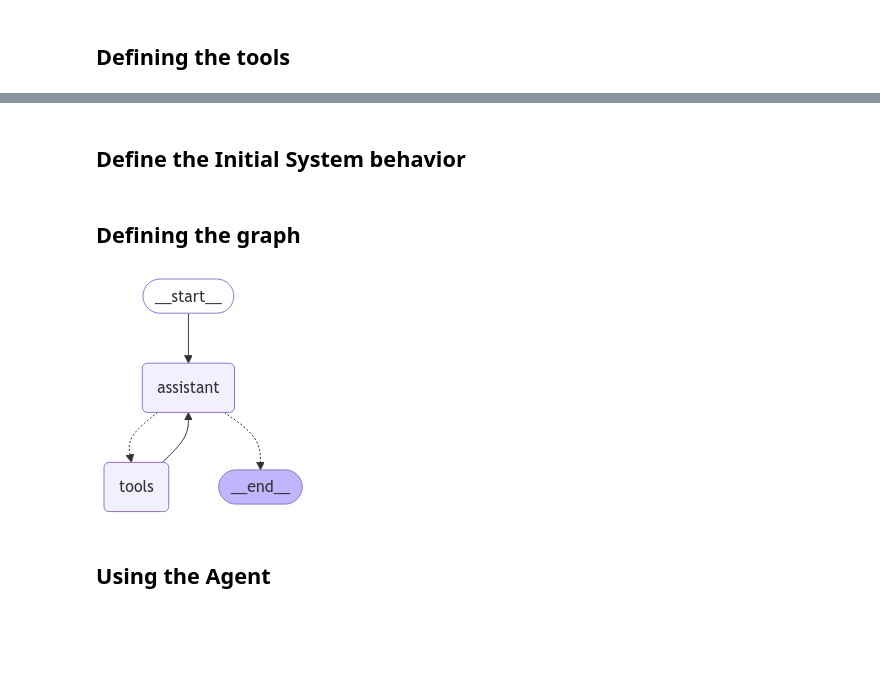
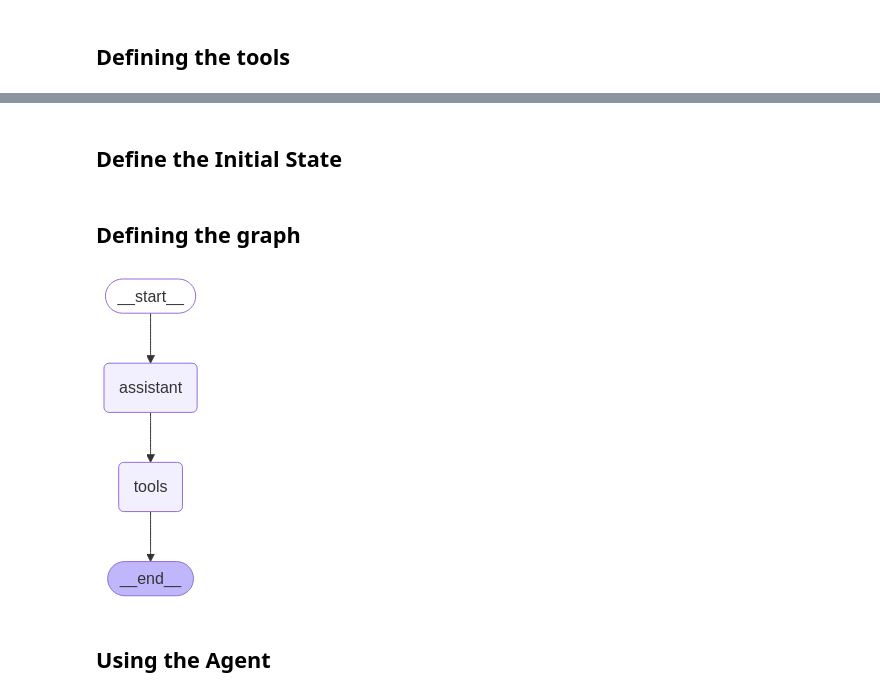
Before and after one commit to santijob2022/testing-creating-agents, a Jupyter notebook: Blog-CodeReviewer-Orchestrator/Blog/BlogGenerator.ipynb, the cells around one changed output, grey strips where cells are left out. Drawn from its saved outputs; the diff is of its cells as text; code cells hidden in the pictures; blank space fills up the shorter version.

```diff
--- a/Blog-CodeReviewer-Orchestrator/Blog/BlogGenerator.ipynb
+++ b/Blog-CodeReviewer-Orchestrator/Blog/BlogGenerator.ipynb
@@ -68,13 +61,5 @@ Princeton University and tutorials given in MLSS, Buenos Aires, as
 # %%
-from langchain_community.utilities import WikipediaAPIWrapper, ArxivAPIWrapper
 from langchain_community.tools import WikipediaQueryRun, ArxivQueryRun
 
 api_wrapper_wiki=WikipediaAPIWrapper(top_k_results=1,doc_content_chars_max=250)
 wiki=WikipediaQueryRun(api_wrapper=api_wrapper_wiki)
-
-api_wrapper_arxiv = ArxivAPIWrapper(top_k_results=1,  doc_content_chars_max=250)
-arxiv = ArxivQueryRun(api_wrapper=api_wrapper_arxiv)
-
-tools=[wiki,arxiv]
-
-llm_with_tools=llm.bind_tools(tools,parallel_tool_calls=False)
@@ -83,5 +68,9 @@ ImportError: Could not import wikipedia python package. Please install it with `
+# %%
+tools=[wiki,arxiv_search]
+
+llm_with_tools=llm.bind_tools(tools,parallel_tool_calls=False)
 # %% [markdown]
-## Define the Initial System behavior
+## Define the Initial State
 # %%
 from typing_extensions import TypedDict
 from typing import Annotated
@@ -93,11 +82,16 @@ from langgraph.graph import MessagesState
 sys_msg = SystemMessage(content=
                         """You are a helpful assistant tasked with creating a blog.
                         Your first commitment is:
-                        1. From the user's question build a brief yet attractive blog title.
-                        If the question is very intricate research the topic in your tools.
+                        1. From the user's question, first use the arxiv tool to search for the top 3 articles.
 
-                        Your second commitment is:
-                        2. Build an entry blog based on the answer to the user's question.
+                        2. Give the user the option to use wikipedia in case they want to research a term in the summaries.
+
+                        3. Wait for user's feedback
+
+                        4. If rejected try again from point 1.
+
+                        5. If accepted create a blog with the articles information.
+
                         """)
                         # If you made a reasearh in step 1, use that information to create the blog entry.
 
@@ -107,31 +101,26 @@ def assistant(state:MessagesState):
 # %% [markdown]
 ## Defining the graph
 # %%
-from langgraph.graph import START, StateGraph
+from langgraph.graph import START, StateGraph, END
 from langgraph.prebuilt import tools_condition, ToolNode
 from IPython.display import Image, display
 
 builder = StateGraph(MessagesState)
 
 ## Define the node
+builder.add_edge(START,"assistant")
 builder.add_node("assistant",assistant)
 builder.add_node("tools",ToolNode(tools))
+builder.add_edge("assistant","tools")
+builder.add_edge("tools",END)
 
-## Define the edges
 
-builder.add_edge(START,"assistant")
-builder.add_conditional_edges(
-    "assistant", tools_condition, # If the topic is very intricate, the model will research in arxiv or wiki
-)
-
-builder.add_edge("tools","assistant")
-
-react_graph=builder.compile()
+scienceBlogCreator=builder.compile()
 
 # Show
-display(Image(react_graph.get_graph().draw_mermaid_png()))
+display(Image(scienceBlogCreator.get_graph().draw_mermaid_png()))
 # %% [output]
-[figure, old version]
+[figure, new version]
 # %% [markdown]
 ## Using the Agent
 # %%
```
Also changed, not shown: parts of 9 cells of this notebook, 1 other file.
